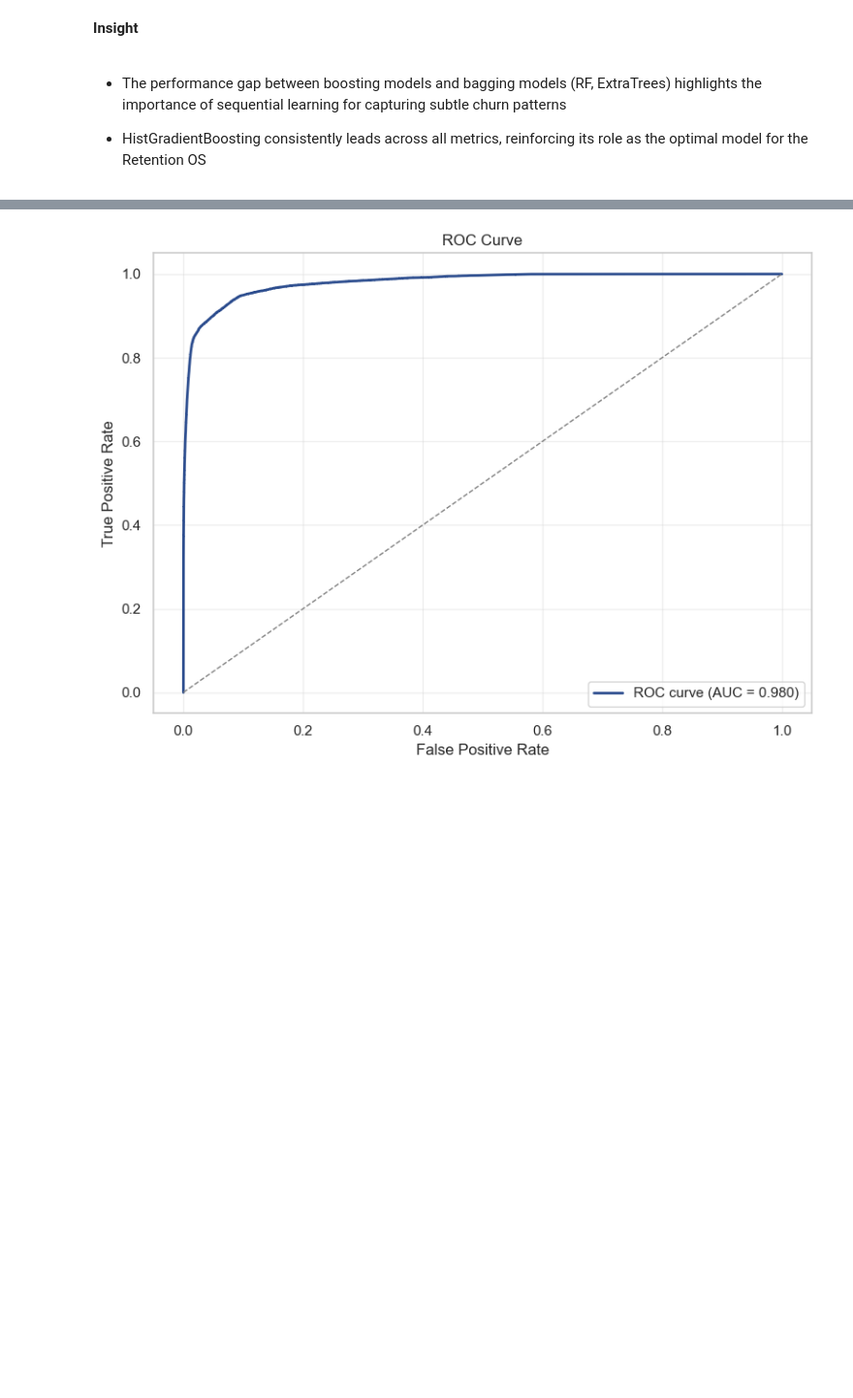
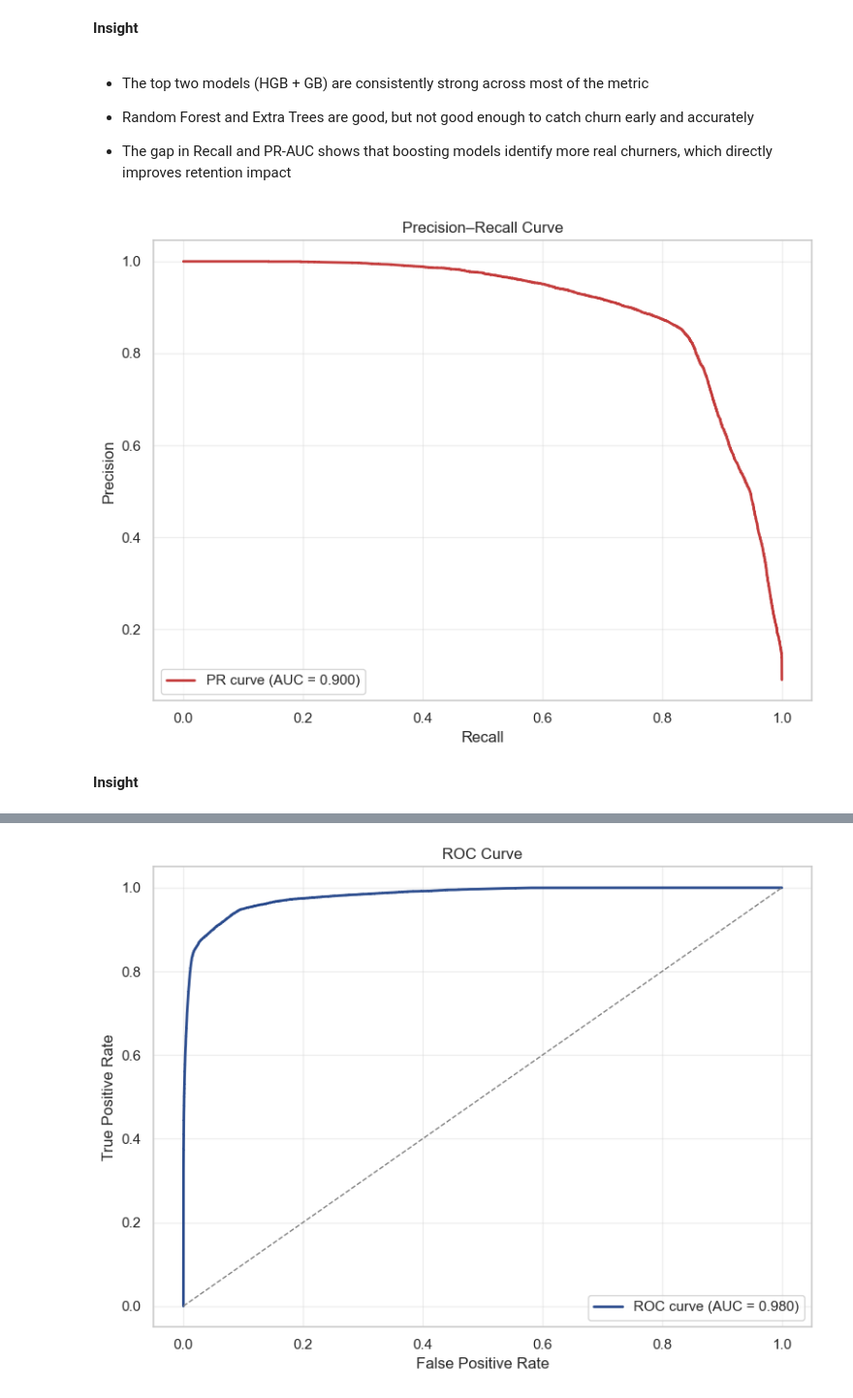
Before and after one commit to PaulinaMamiaga/customer-churn-intelligence-system, a Jupyter notebook: notebooks/03_modeling_and_evaluation.ipynb, the cells around one changed output, grey strips where cells are left out. Shown at 97% size. Cells and saved outputs as stored; diff of their text form; code cells hidden in the pictures; blank space fills up the shorter version.

```diff
--- a/notebooks/03_modeling_and_evaluation.ipynb
+++ b/notebooks/03_modeling_and_evaluation.ipynb
@@ -480,6 +590,35 @@ advanced_results
 # %% [markdown]
 **Insight**
 # %% [markdown]
-- The performance gap between boosting models and bagging models (RF, ExtraTrees) highlights the importance of sequential learning for capturing subtle churn patterns
+- The top two models (HGB + GB) are consistently strong across most of the metric
 
-- HistGradientBoosting consistently leads across all metrics, reinforcing its role as the optimal model for the Retention OS
+- Random Forest and Extra Trees are good, but not good enough to catch churn early and accurately
+
+- The gap in Recall and PR‑AUC shows that boosting models identify more real churners, which directly improves retention impact
+# %%
+# 8.3 PR-AUC Curve for Best Model
+
+from sklearn.metrics import precision_recall_curve, average_precision_score
+import matplotlib.pyplot as plt
+
+y_proba = hgb_pred
+
+precision, recall, thresholds = precision_recall_curve(y_test, y_proba)
+pr_auc = average_precision_score(y_test, y_proba)
+
+plt.figure(figsize=(8, 6))
+
+plt.plot(recall, precision, color="#C43C3C", lw=2,
+         label=f"PR curve (AUC = {pr_auc:.3f})")
+
+plt.xlabel("Recall")
+plt.ylabel("Precision")
+plt.title("Precision–Recall Curve")
+plt.legend(loc="lower left")
+plt.grid(alpha=0.3)
+plt.tight_layout()
+plt.show()
+# %% [output]
+[figure, added]
+# %% [markdown]
+**Insight**
```
Also changed, not shown: parts of 78 cells of this notebook.
